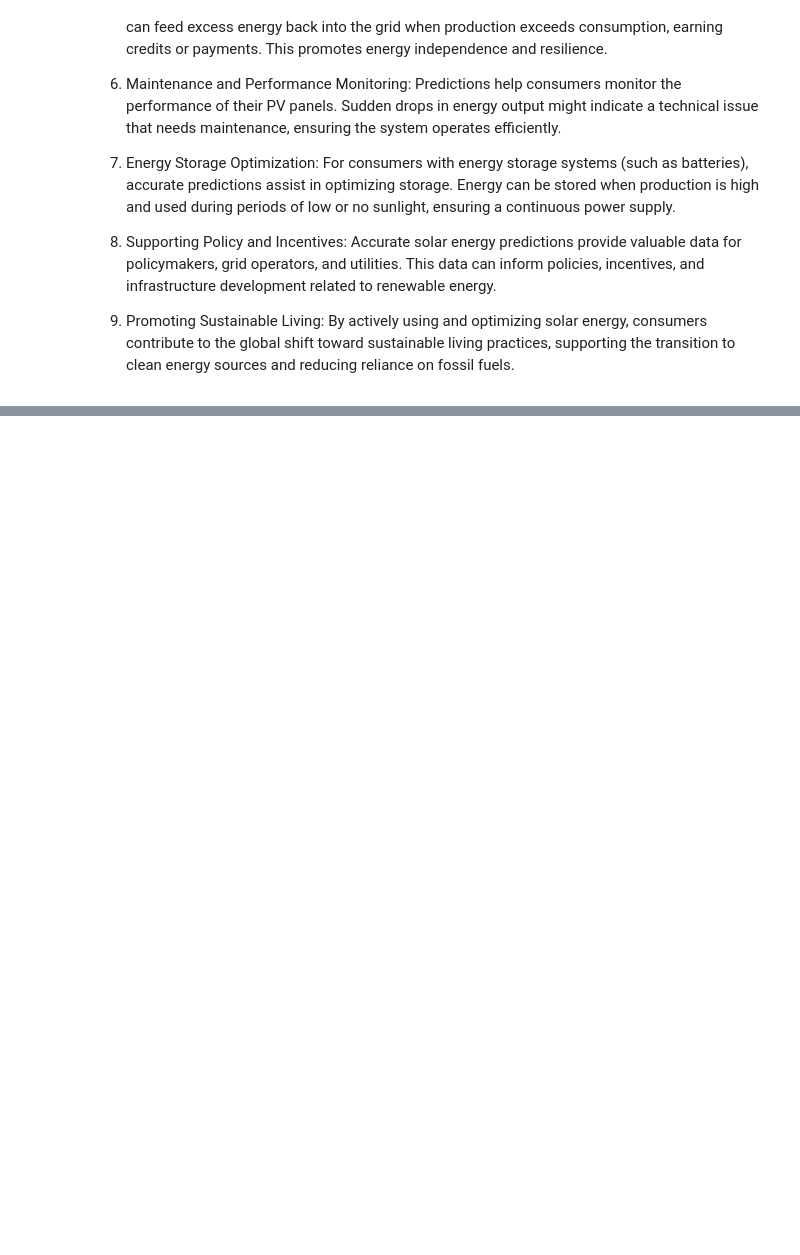
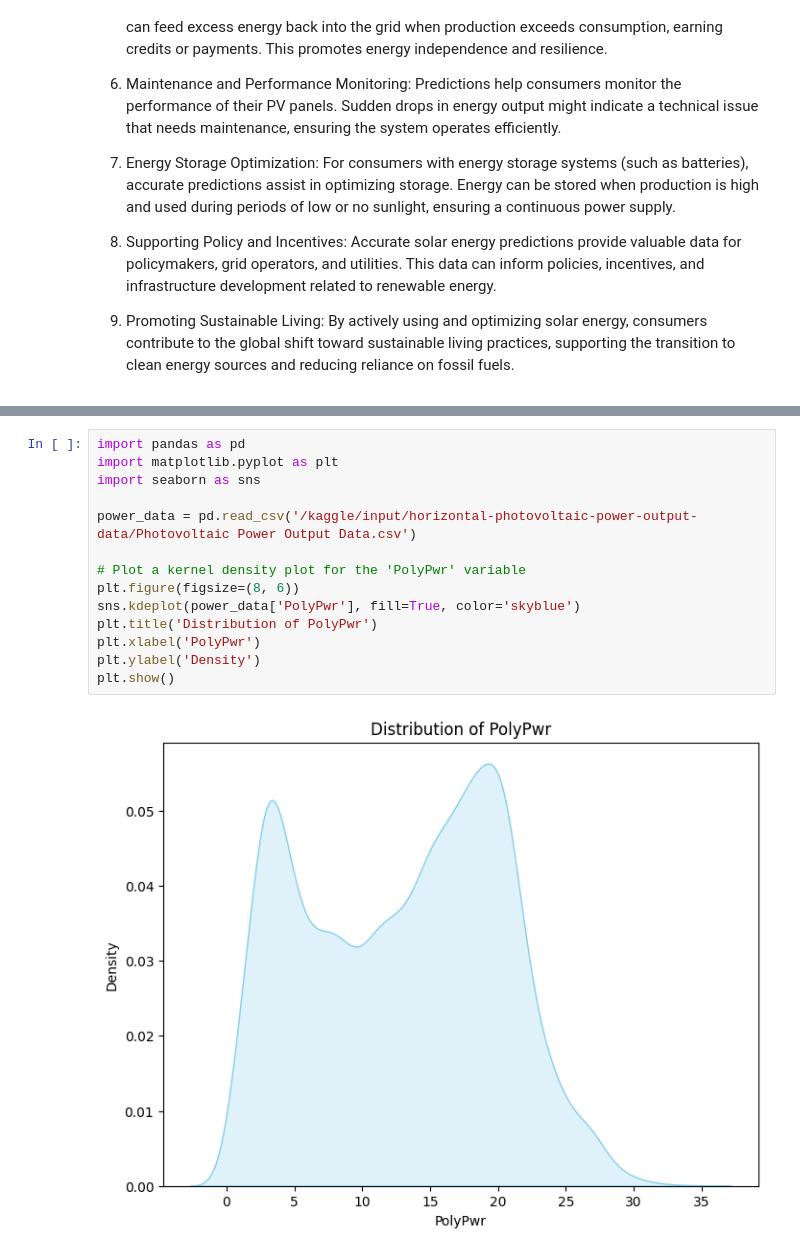
Before and after one commit to ShiningStarCode/aeon, a Jupyter notebook: solar-energy-forecasting-kagglebipoc.ipynb, the cells around one changed output, grey strips where cells are left out. Drawn from its saved outputs; the diff is of its cells as text; blank space fills up the shorter version.

Commit message:
Kaggle Notebook | Solar Energy Forecasting_KaggleBIPOC | Version 5

```diff
--- a/solar-energy-forecasting-kagglebipoc.ipynb
+++ b/solar-energy-forecasting-kagglebipoc.ipynb
@@ -41,0 +259,16 @@ By actively using and optimizing solar energy, consumers contribute to the globa
+# %%
+import pandas as pd
+import matplotlib.pyplot as plt
+import seaborn as sns
+
+power_data = pd.read_csv('/kaggle/input/horizontal-photovoltaic-power-output-data/Photovoltaic Power Output Data.csv')
+
+# Plot a kernel density plot for the 'PolyPwr' variable
+plt.figure(figsize=(8, 6))
+sns.kdeplot(power_data['PolyPwr'], fill=True, color='skyblue')
+plt.title('Distribution of PolyPwr')
+plt.xlabel('PolyPwr')
+plt.ylabel('Density')
+plt.show()
+# %% [output]
+[figure, added]
```
Also changed, not shown: parts of 50 cells of this notebook.
